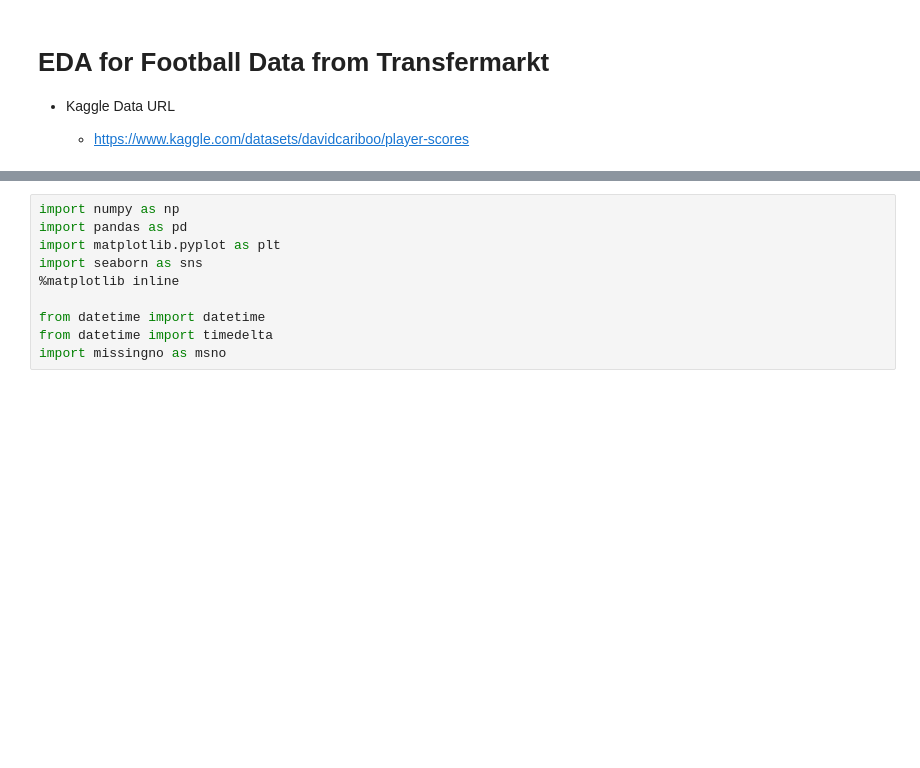
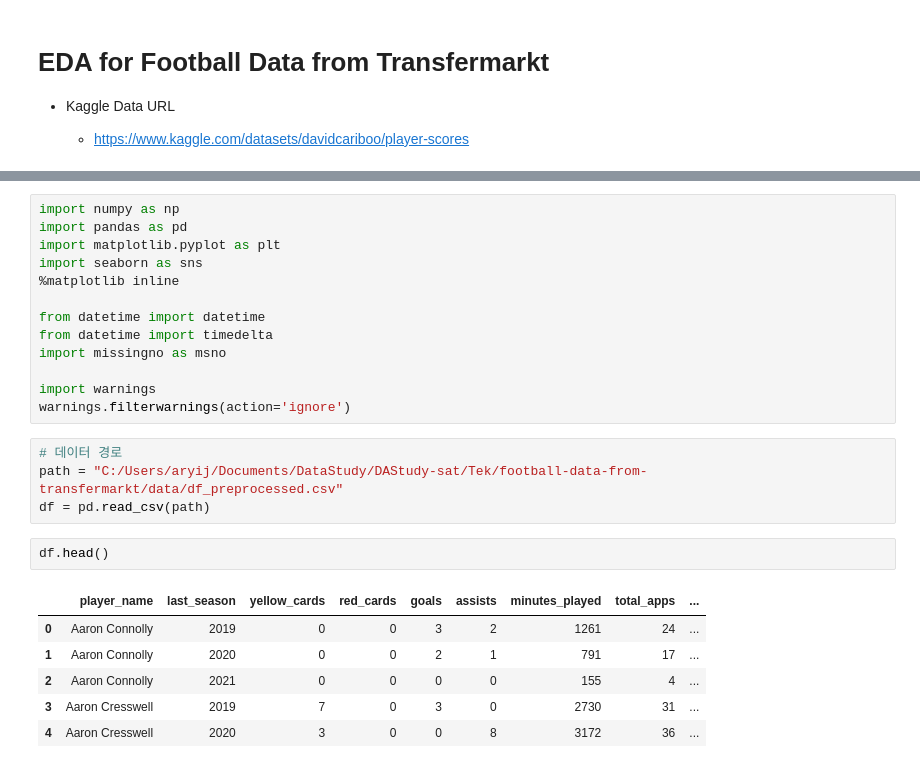
Before and after one commit to wjco/DAStudy-sat, a Jupyter notebook: Tek/football-data-from-transfermarkt/eda-football-data-from-transfermarkt.ipynb, the cells around one changed output, grey strips where cells are left out. Saved outputs shown, nothing was run; the diff lists cells and outputs as text; blank space fills up the shorter version.

```diff
--- a/Tek/football-data-from-transfermarkt/eda-football-data-from-transfermarkt.ipynb
+++ b/Tek/football-data-from-transfermarkt/eda-football-data-from-transfermarkt.ipynb
@@ -35,3 +35,19 @@ import seaborn as sns
 from datetime import datetime
 from datetime import timedelta
 import missingno as msno
+
+import warnings
+warnings.filterwarnings(action='ignore')
+# %%
+# 데이터 경로
+path = "C:/Users/aryij/Documents/DataStudy/DAStudy-sat/Tek/football-data-from-transfermarkt/data/df_preprocessed.csv"
+df = pd.read_csv(path)
+# %%
+df.head()
+# %% [output]
+|  | player_name | last_season | yellow_cards | red_cards | goals | assists | minutes_played | total_apps | ... |
+| 0 | Aaron Connolly | 2019 | 0 | 0 | 3 | 2 | 1261 | 24 | ... |
+| 1 | Aaron Connolly | 2020 | 0 | 0 | 2 | 1 | 791 | 17 | ... |
+| 2 | Aaron Connolly | 2021 | 0 | 0 | 0 | 0 | 155 | 4 | ... |
+| 3 | Aaron Cresswell | 2019 | 7 | 0 | 3 | 0 | 2730 | 31 | ... |
+| 4 | Aaron Cresswell | 2020 | 3 | 0 | 0 | 8 | 3172 | 36 | ... |
```
Also changed, not shown: parts of 10 cells of this notebook, 4 other files.
